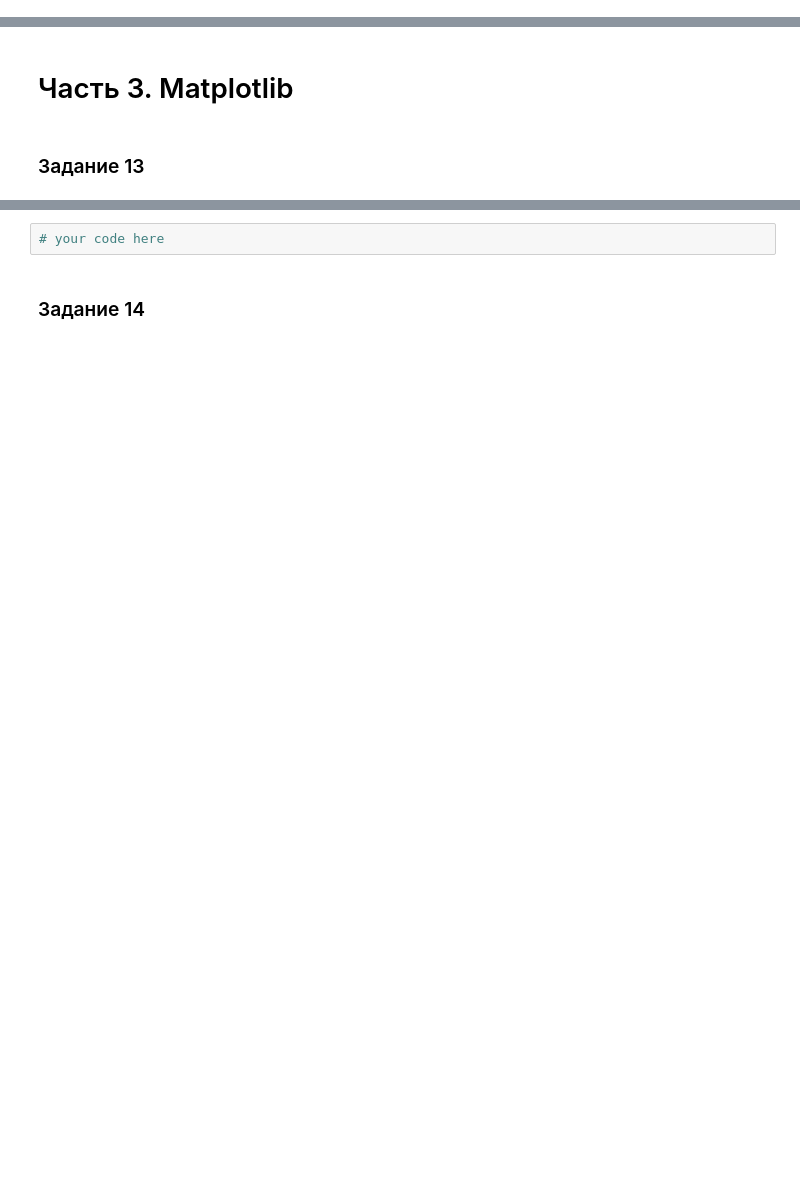
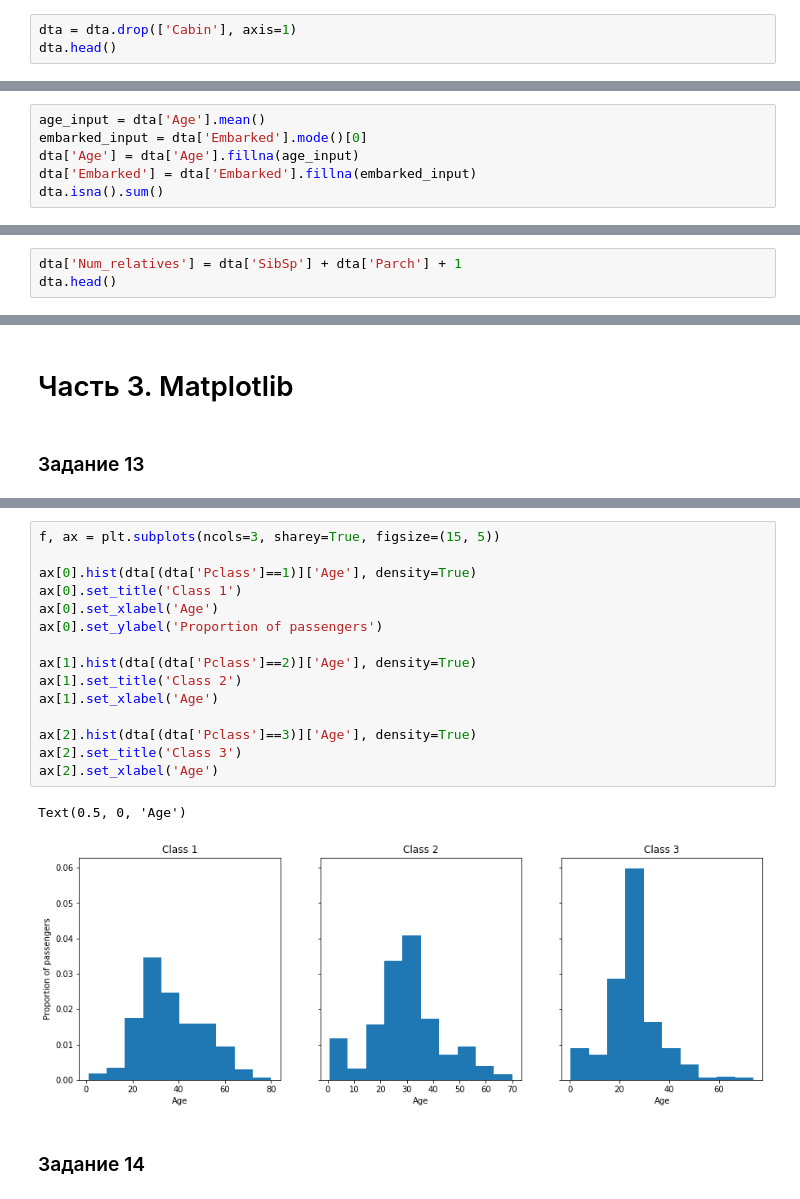
Before and after one commit to Oleg-DS/learning_data_science, a Jupyter notebook: ML/hw01.ipynb, the cells around one changed output, grey strips where cells are left out. Drawn from its saved outputs; the diff is of its cells as text; blank space fills up the shorter version.

```diff
--- a/ML/hw01.ipynb
+++ b/ML/hw01.ipynb
@@ -246,0 +311,3 @@ dta.head()
+# %%
+dta = dta.drop(['Cabin'], axis=1)
+dta.head()
@@ -258,0 +348,6 @@ dta.head()
+# %%
+age_input = dta['Age'].mean()
+embarked_input = dta['Embarked'].mode()[0]
+dta['Age'] = dta['Age'].fillna(age_input)
+dta['Embarked'] = dta['Embarked'].fillna(embarked_input)
+dta.isna().sum()
@@ -264,0 +371,3 @@ dta.head()
+# %%
+dta['Num_relatives'] = dta['SibSp'] + dta['Parch'] + 1
+dta.head()
@@ -278,8 +394,24 @@ dta.head()
 В итоге ваш график должен выглядеть примерно так
 
 ![](plot_13.png)
-# %%
-# your code here
+# %%
+f, ax = plt.subplots(ncols=3, sharey=True, figsize=(15, 5))
+
+ax[0].hist(dta[(dta['Pclass']==1)]['Age'], density=True)
+ax[0].set_title('Class 1')
+ax[0].set_xlabel('Age')
+ax[0].set_ylabel('Proportion of passengers')
+
+ax[1].hist(dta[(dta['Pclass']==2)]['Age'], density=True)
+ax[1].set_title('Class 2')
+ax[1].set_xlabel('Age')
+
+ax[2].hist(dta[(dta['Pclass']==3)]['Age'], density=True)
+ax[2].set_title('Class 3')
+ax[2].set_xlabel('Age')
+# %% [output]
+Text(0.5, 0, 'Age')
+[figure, added]
 # %% [markdown]
 ### Задание 14 <a id="task14"></a>
 # %% [markdown]
```
Also changed, not shown: parts of 28 cells of this notebook, 9 other files.
